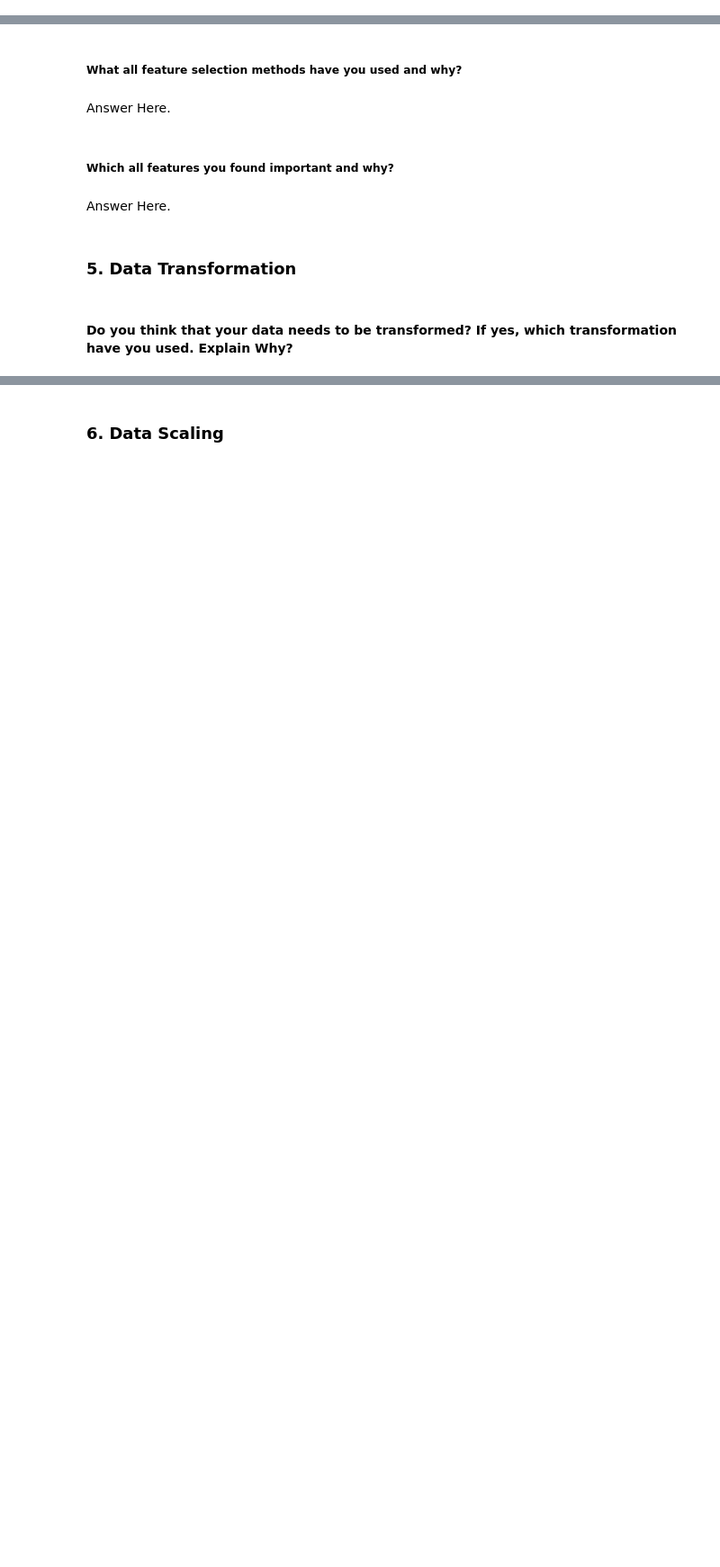
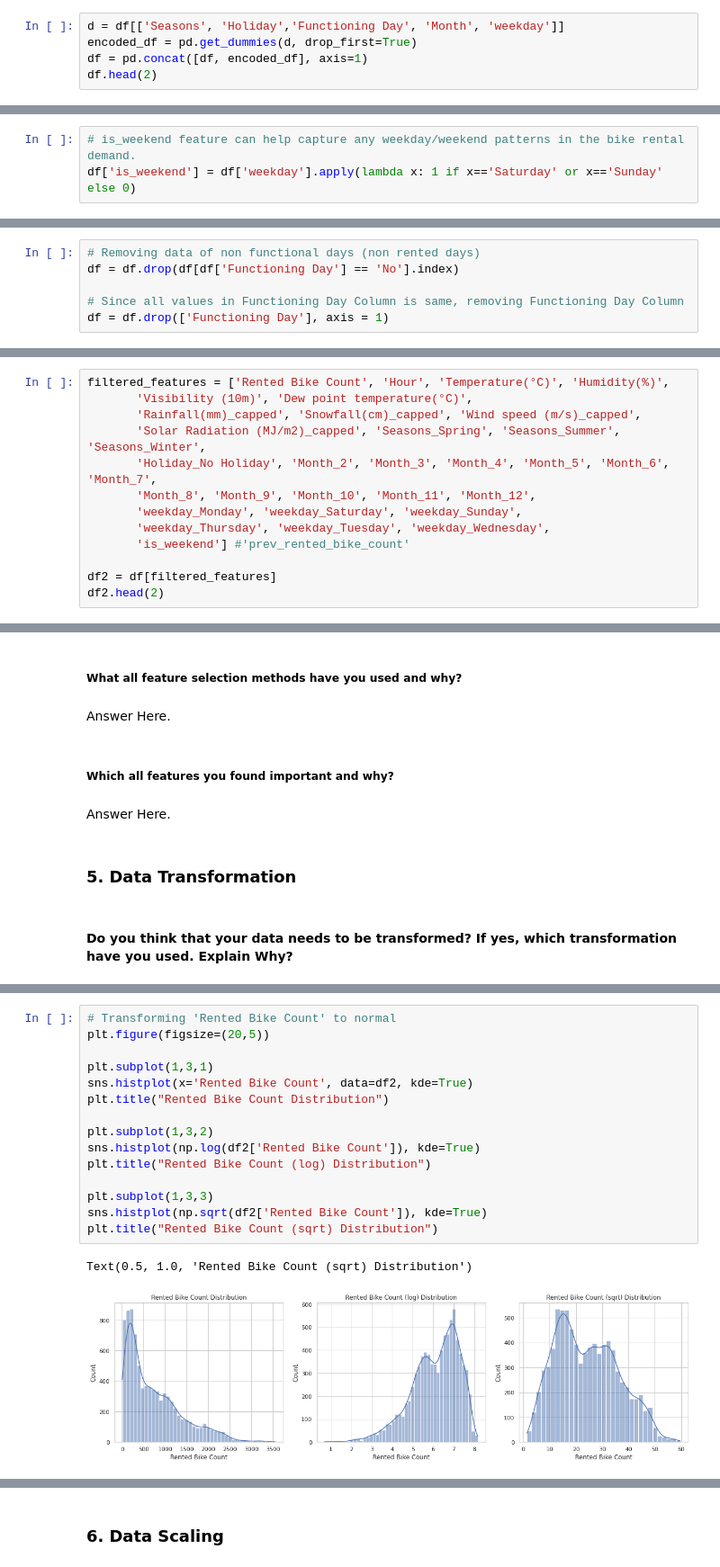
Before and after one commit to ayush9304/BikeSharingDemandPrediction, a Jupyter notebook: Bike_Sharing_Demand_Prediction.ipynb, the cells around one changed output, grey strips where cells are left out. Shown at 90% size. Cells and saved outputs as stored; diff of their text form; blank space fills up the shorter version.

```diff
--- a/Bike_Sharing_Demand_Prediction.ipynb
+++ b/Bike_Sharing_Demand_Prediction.ipynb
@@ -1177,2 +1163,7 @@ Answer Here.
 # %%
 # Encode your categorical columns
+# %%
+d = df[['Seasons', 'Holiday','Functioning Day', 'Month', 'weekday']]
+encoded_df = pd.get_dummies(d, drop_first=True)
+df = pd.concat([df, encoded_df], axis=1)
+df.head(2)
@@ -1186,3 +1181,6 @@ Answer Here.
 #### 1. Feature Manipulation
 # %%
 # Manipulate Features to minimize feature correlation and create new features
+# %%
+# is_weekend feature can help capture any weekday/weekend patterns in the bike rental demand.
+df['is_weekend'] = df['weekday'].apply(lambda x: 1 if x=='Saturday' or x=='Sunday' else 0)
@@ -1188,0 +1194,6 @@ Answer Here.
+# %%
+# Removing data of non functional days (non rented days)
+df = df.drop(df[df['Functioning Day'] == 'No'].index)
+
+# Since all values in Functioning Day Column is same, removing Functioning Day Column
+df = df.drop(['Functioning Day'], axis = 1)
@@ -1192,0 +1241,13 @@ Answer Here.
+# %%
+filtered_features = ['Rented Bike Count', 'Hour', 'Temperature(°C)', 'Humidity(%)',
+       'Visibility (10m)', 'Dew point temperature(°C)',
+       'Rainfall(mm)_capped', 'Snowfall(cm)_capped', 'Wind speed (m/s)_capped',
+       'Solar Radiation (MJ/m2)_capped', 'Seasons_Spring', 'Seasons_Summer', 'Seasons_Winter',
+       'Holiday_No Holiday', 'Month_2', 'Month_3', 'Month_4', 'Month_5', 'Month_6', 'Month_7',
+       'Month_8', 'Month_9', 'Month_10', 'Month_11', 'Month_12',
+       'weekday_Monday', 'weekday_Saturday', 'weekday_Sunday',
+       'weekday_Thursday', 'weekday_Tuesday', 'weekday_Wednesday',
+       'is_weekend'] #'prev_rented_bike_count'
+
+df2 = df[filtered_features]
+df2.head(2)
@@ -1206,0 +1311,18 @@ Answer Here.
+# %%
+# Transforming 'Rented Bike Count' to normal
+plt.figure(figsize=(20,5))
+
+plt.subplot(1,3,1)
+sns.histplot(x='Rented Bike Count', data=df2, kde=True)
+plt.title("Rented Bike Count Distribution")
+
+plt.subplot(1,3,2)
+sns.histplot(np.log(df2['Rented Bike Count']), kde=True)
+plt.title("Rented Bike Count (log) Distribution")
+
+plt.subplot(1,3,3)
+sns.histplot(np.sqrt(df2['Rented Bike Count']), kde=True)
+plt.title("Rented Bike Count (sqrt) Distribution")
+# %% [output]
+Text(0.5, 1.0, 'Rented Bike Count (sqrt) Distribution')
+[figure, added]
```
Also changed, not shown: parts of 74 cells of this notebook.
